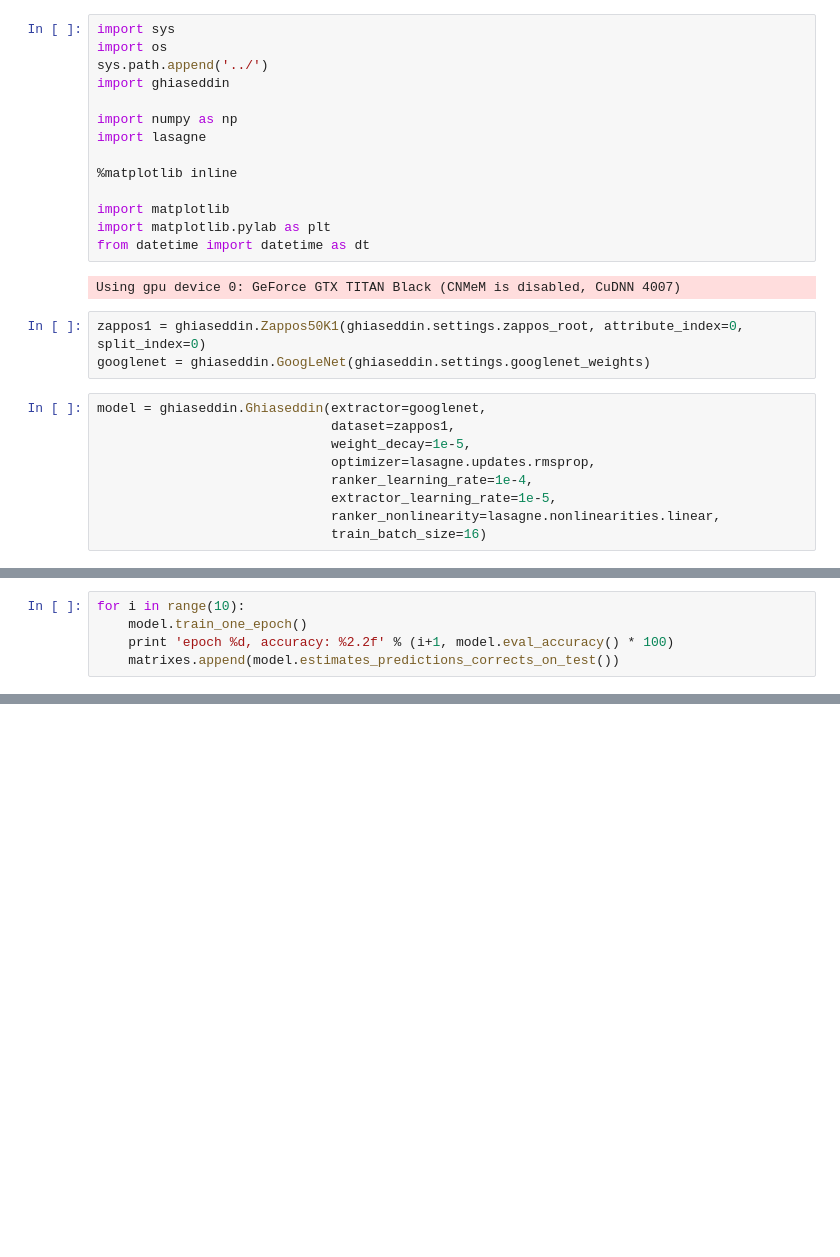
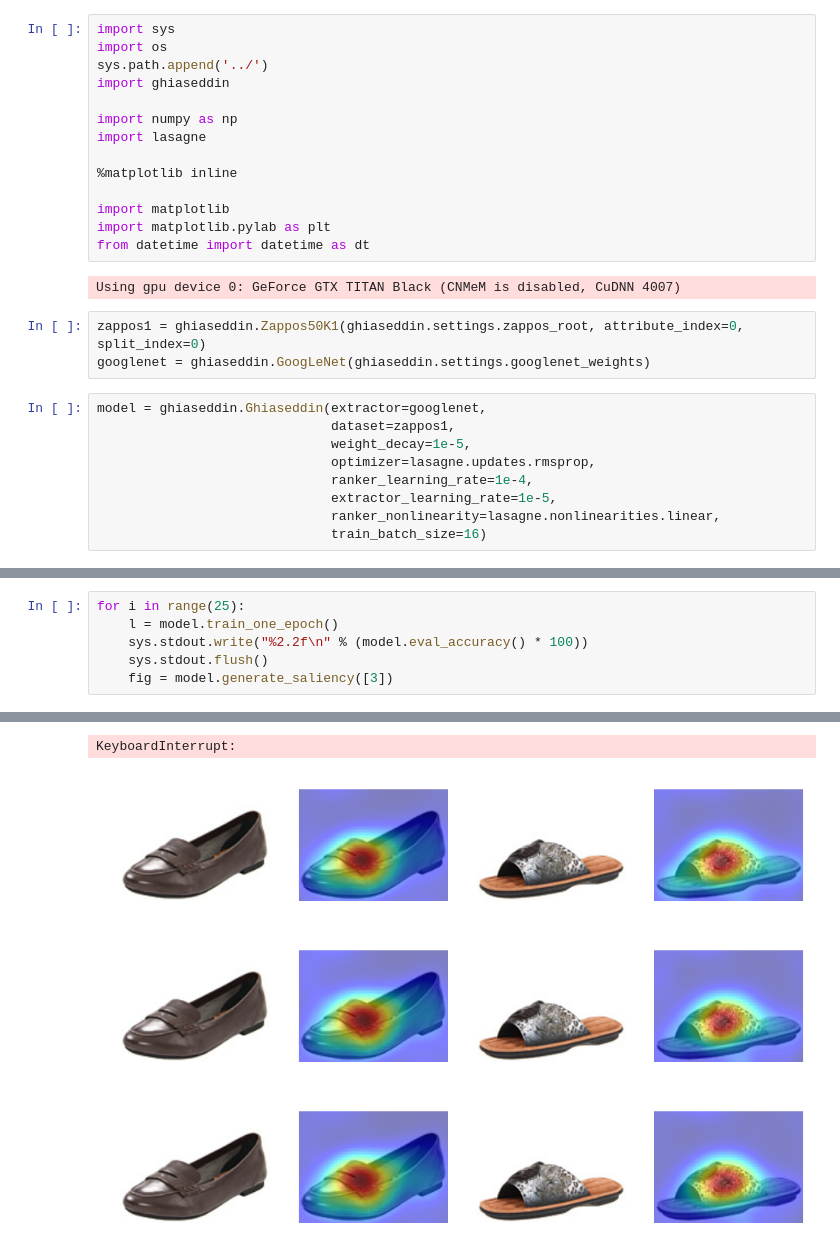
Before and after one commit to yassersouri/ghiaseddin, a Jupyter notebook: notebooks/playground-zappos.ipynb, the cells around one changed output, grey strips where cells are left out. Cells and saved outputs as stored; diff of their text form; blank space fills up the shorter version.

```diff
--- a/notebooks/playground-zappos.ipynb
+++ b/notebooks/playground-zappos.ipynb
@@ -33,6 +33,7 @@ matrixes.append(model.estimates_predictions_corrects_on_test())
 # %%
-for i in range(10):
-    model.train_one_epoch()
-    print 'epoch %d, accuracy: %2.2f' % (i+1, model.eval_accuracy() * 100)
-    matrixes.append(model.estimates_predictions_corrects_on_test())
+for i in range(25):
+    l = model.train_one_epoch()
+    sys.stdout.write("%2.2f\n" % (model.eval_accuracy() * 100))
+    sys.stdout.flush()
+    fig = model.generate_saliency([3])
 # %% [output]
@@ -48,0 +43,4 @@ epoch 10, accuracy: 94.33
+KeyboardInterrupt:
+[figure, added]
+[figure, added]
+[figure, added]
```
Also changed, not shown: parts of 9 cells of this notebook.
